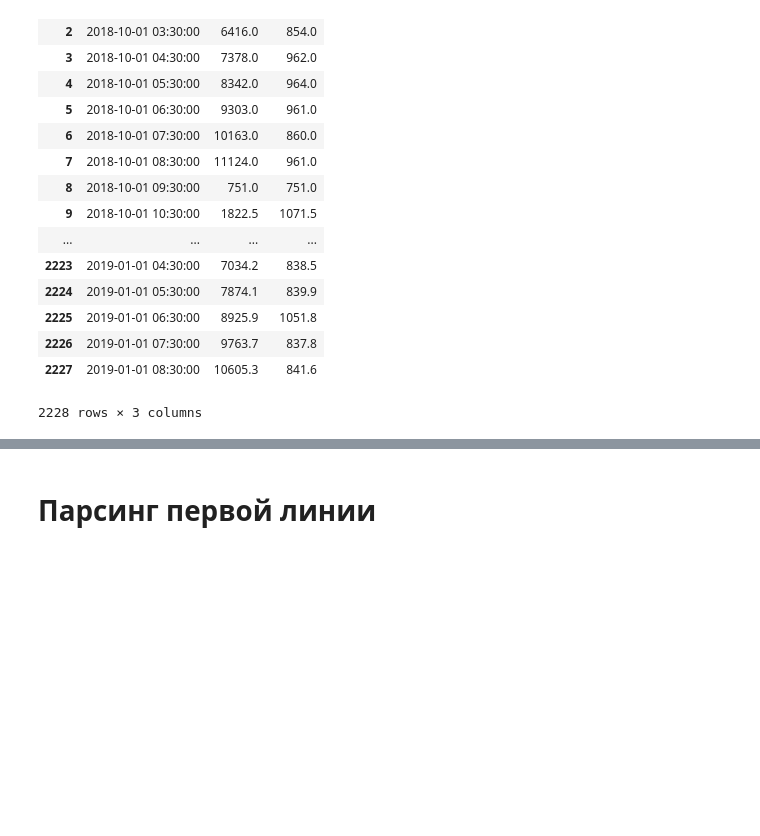
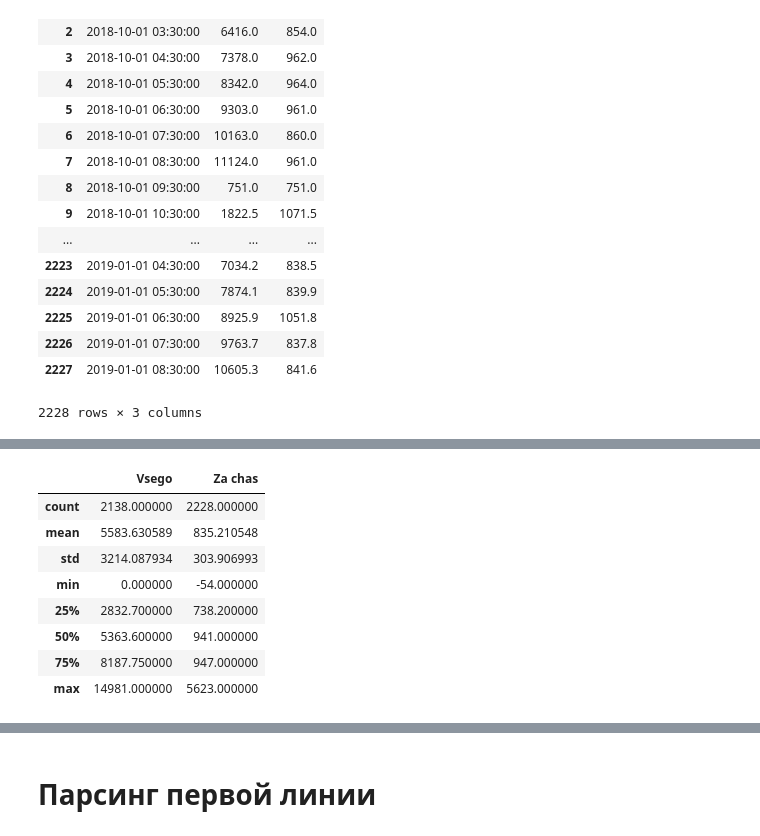
Before and after one commit to qwertistuff/Techno-nicol, a Jupyter notebook: Parsing.ipynb, the cells around one changed output, grey strips where cells are left out. Cells and saved outputs as stored; diff of their text form; code cells hidden in the pictures; blank space fills up the shorter version.

```diff
--- a/Parsing.ipynb
+++ b/Parsing.ipynb
@@ -159,0 +169,12 @@ result
+# %%
+result.describe()
+# %% [output]
+|  | Vsego | Za chas |
+| count | 2138.000000 | 2228.000000 |
+| mean | 5583.630589 | 835.210548 |
+| std | 3214.087934 | 303.906993 |
+| min | 0.000000 | -54.000000 |
+| 25% | 2832.700000 | 738.200000 |
+| 50% | 5363.600000 | 941.000000 |
+| 75% | 8187.750000 | 947.000000 |
+| max | 14981.000000 | 5623.000000 |
```
Also changed, not shown: parts of 25 cells of this notebook.
